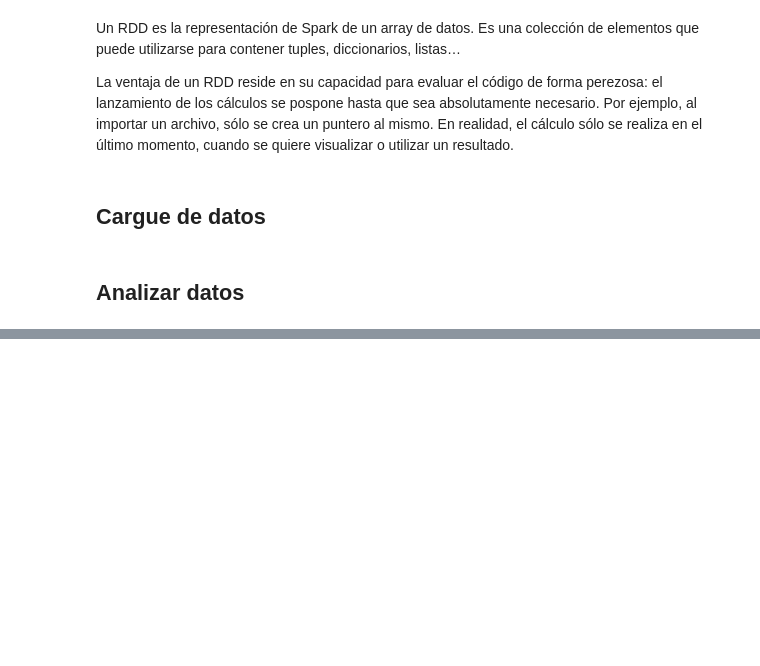
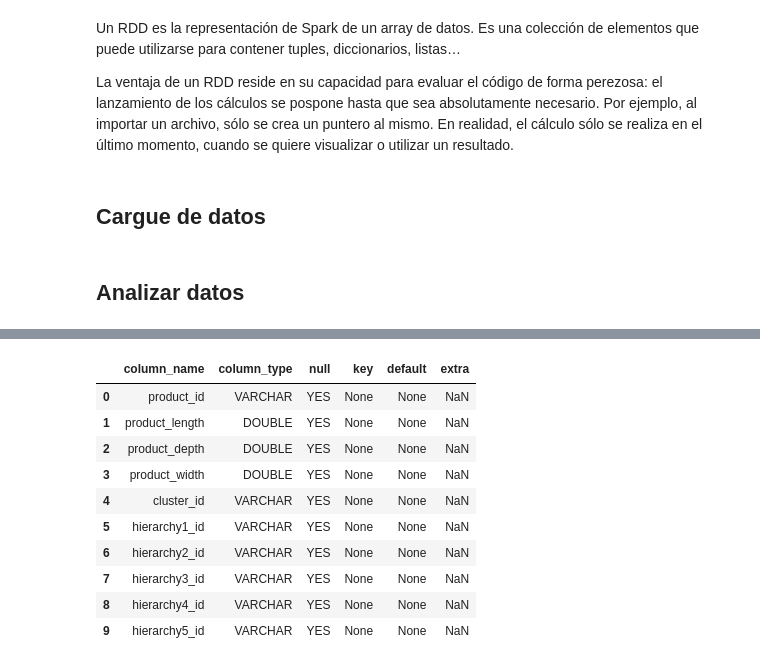
Before and after one commit to cramirez98/WorkshopSumz, a Jupyter notebook: workshop/Workshop 1.ipynb, the cells around one changed output, grey strips where cells are left out. Saved outputs shown, nothing was run; the diff lists cells and outputs as text; code cells hidden in the pictures; blank space fills up the shorter version.

```diff
--- a/workshop/Workshop 1.ipynb
+++ b/workshop/Workshop 1.ipynb
@@ -829,0 +1151,17 @@ LINE 1: SELECT * FROM test
+# %%
+query = """
+   DESCRIBE product_hierarchy
+"""
+conn.sql(query).to_df()
+# %% [output]
+|  | column_name | column_type | null | key | default | extra |
+| 0 | product_id | VARCHAR | YES | None | None | NaN |
+| 1 | product_length | DOUBLE | YES | None | None | NaN |
+| 2 | product_depth | DOUBLE | YES | None | None | NaN |
+| 3 | product_width | DOUBLE | YES | None | None | NaN |
+| 4 | cluster_id | VARCHAR | YES | None | None | NaN |
+| 5 | hierarchy1_id | VARCHAR | YES | None | None | NaN |
+| 6 | hierarchy2_id | VARCHAR | YES | None | None | NaN |
+| 7 | hierarchy3_id | VARCHAR | YES | None | None | NaN |
+| 8 | hierarchy4_id | VARCHAR | YES | None | None | NaN |
+| 9 | hierarchy5_id | VARCHAR | YES | None | None | NaN |
```
Also changed, not shown: parts of 101 cells of this notebook, 2 other files.
